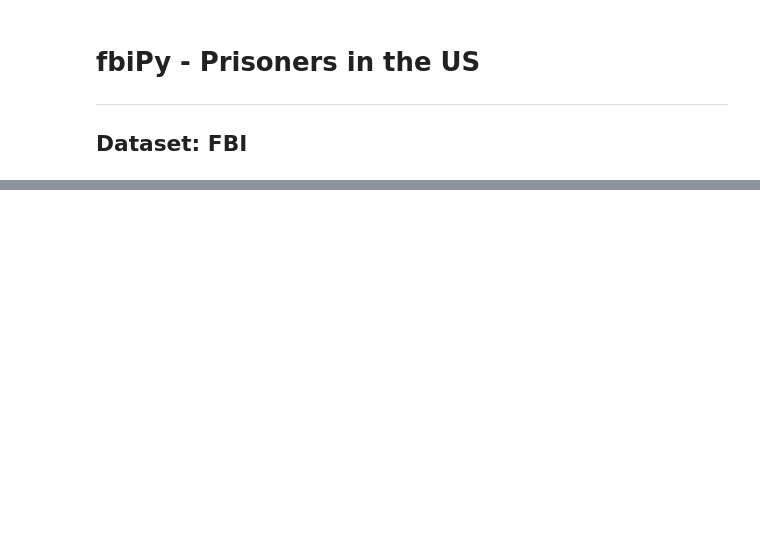
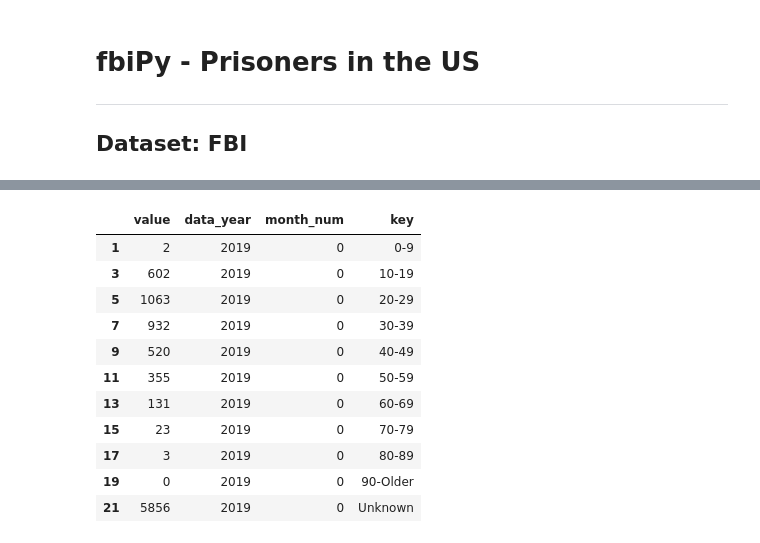
Before and after one commit to melindaeudy/Project_1, a Jupyter notebook: fbiPy.ipynb, the cells around one changed output, grey strips where cells are left out. Cells and saved outputs as stored; diff of their text form; code cells hidden in the pictures; blank space fills up the shorter version.

```diff
--- a/fbiPy.ipynb
+++ b/fbiPy.ipynb
@@ -64 +163,22 @@ base_url = "https://api.usa.gov/crime/fbi/sapi/"
+# %%
+# TEST: single Agency
+crime_type = "property-crime"
+variable = "age"
+year = 2019
+current_agency = "HI0020000"
+sub_df = get_offender_data(crime_type,variable,current_agency,year)
+sub_df
+# %% [output]
+|  | value | data_year | month_num | key |
+| 1 | 2 | 2019 | 0 | 0-9 |
+| 3 | 602 | 2019 | 0 | 10-19 |
+| 5 | 1063 | 2019 | 0 | 20-29 |
+| 7 | 932 | 2019 | 0 | 30-39 |
+| 9 | 520 | 2019 | 0 | 40-49 |
+| 11 | 355 | 2019 | 0 | 50-59 |
+| 13 | 131 | 2019 | 0 | 60-69 |
+| 15 | 23 | 2019 | 0 | 70-79 |
+| 17 | 3 | 2019 | 0 | 80-89 |
+| 19 | 0 | 2019 | 0 | 90-Older |
+| 21 | 5856 | 2019 | 0 | Unknown |
 # %%
```
Also changed, not shown: parts of 14 cells of this notebook, 1 other file.
